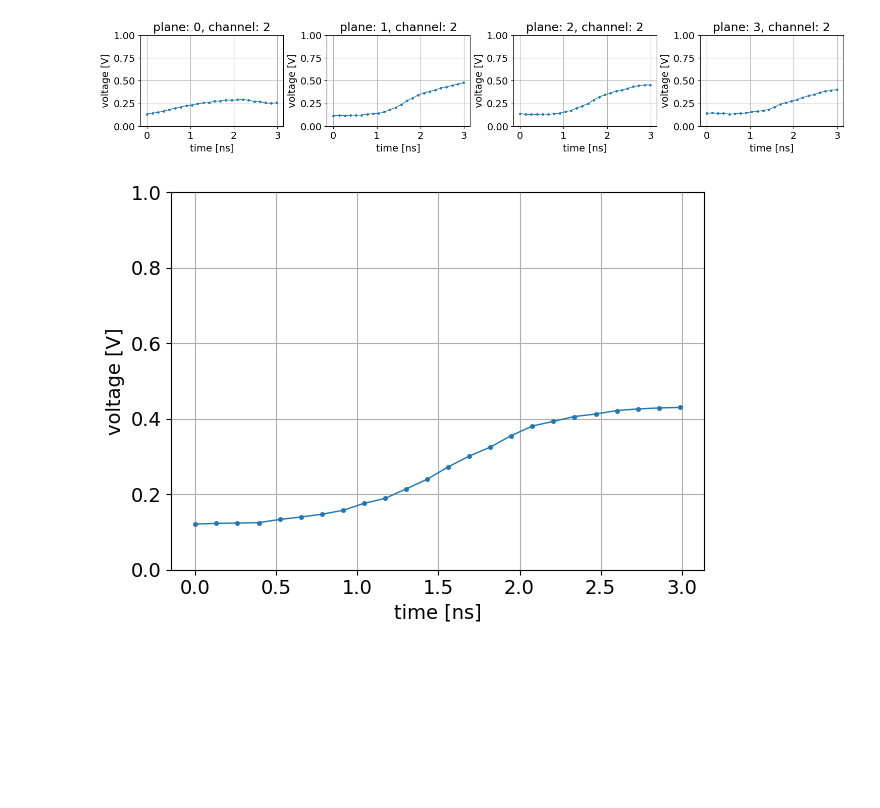
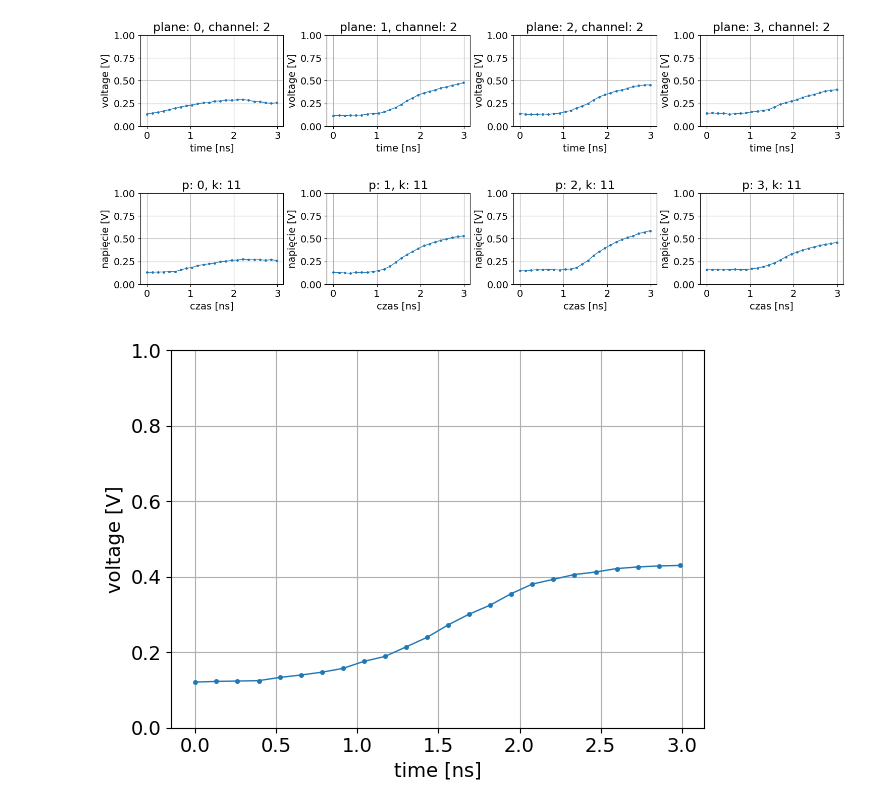
Before and after one commit to MatiXOfficial/pps-timing-ml, a Jupyter notebook: notebooks/dataset/convert_input.ipynb, the cells around one changed output. Drawn from its saved outputs; the diff is of its cells as text; code cells hidden in the pictures; blank space fills up the shorter version.

Commit message:
pl plots

```diff
--- a/notebooks/dataset/convert_input.ipynb
+++ b/notebooks/dataset/convert_input.ipynb
@@ -188,6 +188,29 @@ for i_event, event in enumerate(events_to_save):
 # %% [output]
 [figure]
 [figure]
+# %%
+events_to_save = [19792]
+for i_event, event in enumerate(events_to_save):
+    plt.figure(figsize=(15, 3))
+    plt.rc('font', size=14)
+
+    for i, (plane, channel, wav_data) in enumerate(original_dataset[event].get_all_waveforms()):
+        plt.subplot(1, 4, i + 1)
+        plt.plot(wav_data.series[0], wav_data.series[1], marker='.', linewidth=1, markersize=5)
+        plt.ylim(0, 1)
+        plt.title(f'p: {plane}, k: {channel}')
+        plt.xlabel('czas [ns]')
+        plt.ylabel('napięcie [V]')
+        plt.grid()
+
+    plt.tight_layout()
+    plt.subplots_adjust(top=0.85)
+    # plt.suptitle(f'Event {event}')
+
+    save_plt(IMAGES_DIR + f"example_signal_{i_event}_pl.pdf")
+    plt.show()
+# %% [output]
+[figure, added]
 # %%
 event_to_view, plane_to_view, channel_to_view = 64950, 1, 11
 
```
Also changed, not shown: 1 other file.
